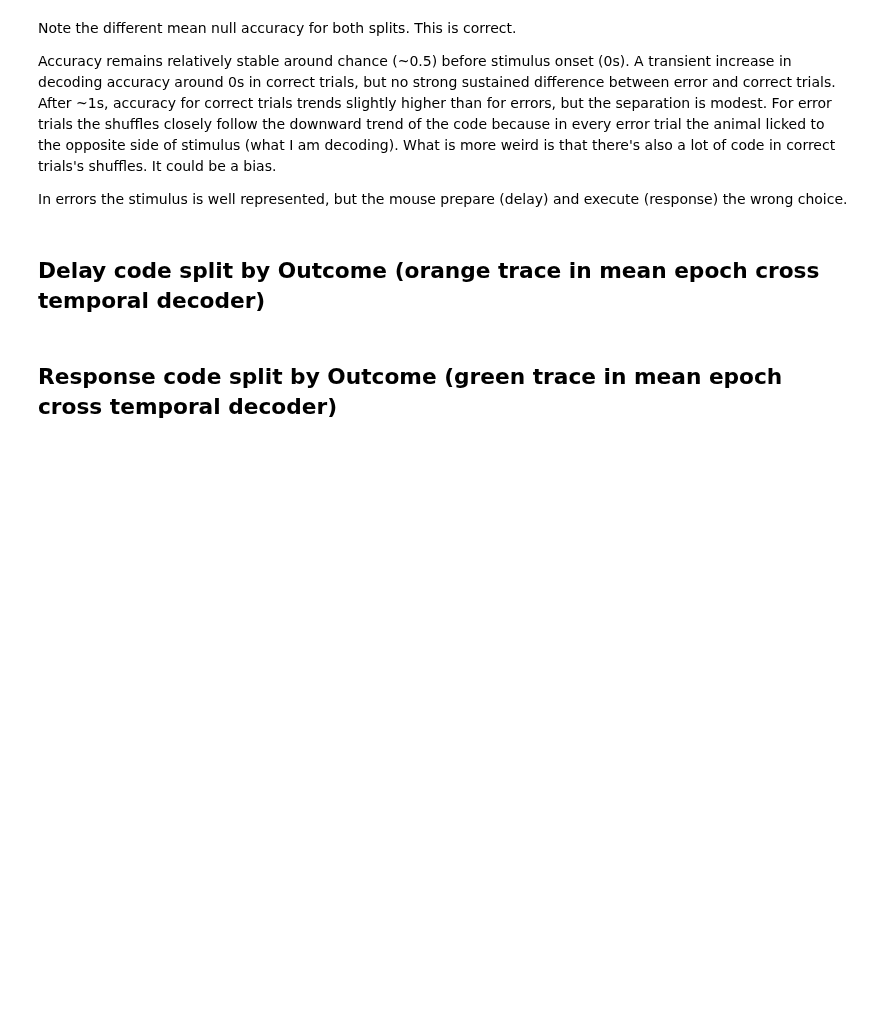
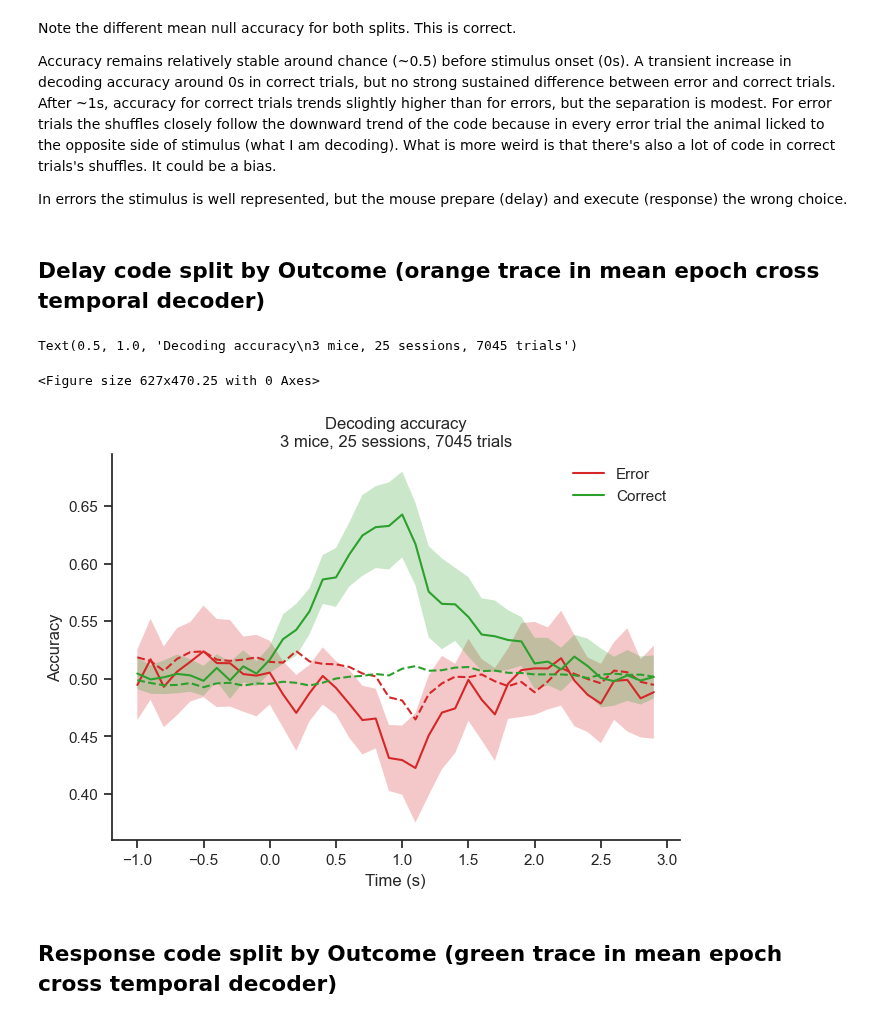
Before and after one commit to 3leni0n/PycharmProjects, a Jupyter notebook: ephys/decoder/notebook.ipynb, the cells around one changed output. Saved outputs shown, nothing was run; the diff lists cells and outputs as text; code cells hidden in the pictures; blank space fills up the shorter version.

```diff
--- a/ephys/decoder/notebook.ipynb
+++ b/ephys/decoder/notebook.ipynb
@@ -524,24 +396,46 @@ In errors the stimulus is well represented, but the mouse prepare (delay) and ex
 # %% [markdown]
 ## Delay code split by Outcome (orange trace in mean epoch cross temporal decoder)
 # %%
-%%time
-# Run mean epoch cross decoder split across sessions
-# results_delay = mean_decoder(kind='epoch_split', epoch='delay', split_by='Hit', engagement=1, save=True)
+figsize = fig_size(n_cols=1)
 
-# Load epoch cross decoder split results across sessions
-with open(Path(folder_parent / 'results_mean_epoch_cross_decoder_delay_split_by_Hit.pkl'), 'rb') as f:
-    results_delay = pickle.load(f)
+keys = ['acc', 'acc_null', 'pred', 'pred_err']
+mean_results_delay = {k: [] for k in keys}
 
-# Plot mean epoch cross decoder split results across sessions
-plot_mean_epoch_cross_decoder_split(results_delay, epoch='delay', split='hit', errorbar='ci', z_null=True)
-n_sessions = len(results_delay['acc'])
-n_trials = np.sum([results_delay['acc'][i][0].shape[0] for i in range(len(results_delay['acc']))])
-plt.title(f'Delay code\n'
-          f'{subject}, {n_sessions} sessions, {n_trials} trials')
+for subj in subjects:
 
-# Save figure
-filename = 'mean_epoch_delay_split_hit_decoder_007_(train-test_within_label)'
-plt.savefig(Path(folder_out / (filename + '.' + 'svg')), format='svg', transparent=False)
+    # Run mean epoch cross decoder split across sessions
+    # results_delay = mean_decoder(subj, what='stim', kind='epoch_split', epoch='delay', epoch_ortho=None, split_by='Hit', drop_miss=True,
+    #                  hit_only=False, engagement=1, n_shuffles=100, plot=False, save=True)
+
+    # Load mean within decoder results across sessions
+    # filename = 'results_mean_epoch_cross_decoder_delay_split_by_Hit.pkl'
+    filename = 'stim_epoch_split_decoder_delay_split_by_Hit_engaged.pkl'
+    path = Path(folder_parent / subj / filename)
+    with open(path, 'rb') as f:
+        results_delay = pickle.load(f)
+
+    for k in keys:
+        mean_results_delay[k].extend(results_delay.get(k, []))
+        mean_results_delay['bins'] = results_delay['bins']
+
+    # # Plot mean epoch cross decoder split results across sessions
+    # plot_mean_epoch_cross_decoder_split(results_delay, errorbar='ci', z_null=True)
+    # n_sessions = len(results_delay['acc'])
+    # n_trials = np.sum([results_delay['acc'][i][0].shape[0] for i in range(len(results_delay['acc']))])
+    # plt.title(f'Stimulus code\n'
+    #           f'{subj}, {n_sessions} sessions, {n_trials} trials')
+
+# Plot mean within decoder results across mice
+plt.figure(constrained_layout=True, figsize=figsize)
+plot_mean_epoch_cross_decoder_split(mean_results_delay, errorbar='ci', z_null=True)
+n_sessions = len(mean_results_delay['acc'])
+n_trials = np.sum([mean_results_delay['acc'][i][0].shape[0] for i in range(len(mean_results_delay['acc']))])
+plt.title(f'Decoding accuracy\n'
+          f'{len(subjects)} mice, {n_sessions} sessions, {n_trials} trials')
+# %% [output]
+Text(0.5, 1.0, 'Decoding accuracy\n3 mice, 25 sessions, 7045 trials')
+<Figure size 627x470.25 with 0 Axes>
+[figure, added]
 # %% [markdown]
 ## Response code split by Outcome (green trace in mean epoch cross temporal decoder)
 # %%
```
Also changed, not shown: parts of 8 cells of this notebook, 1 other file.
